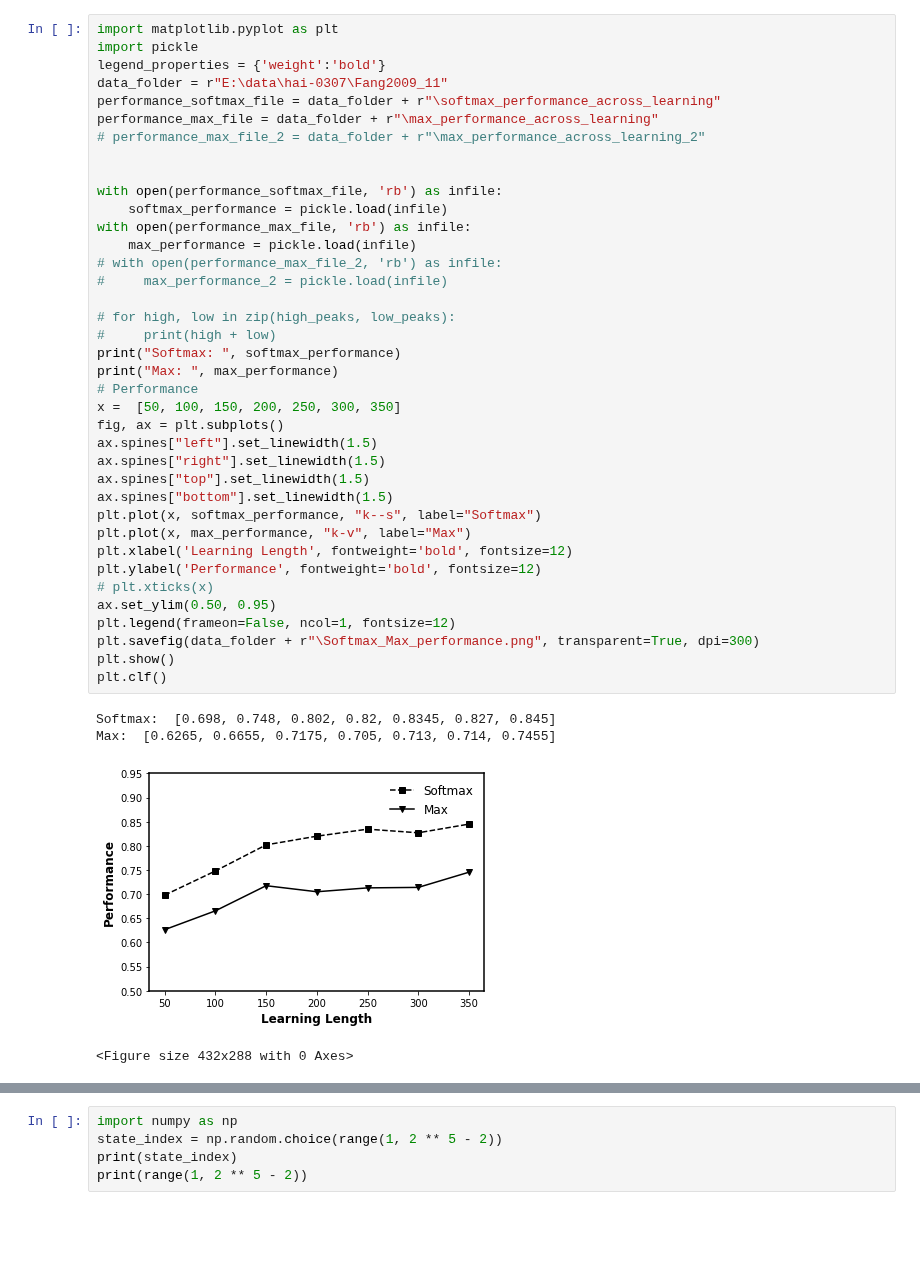
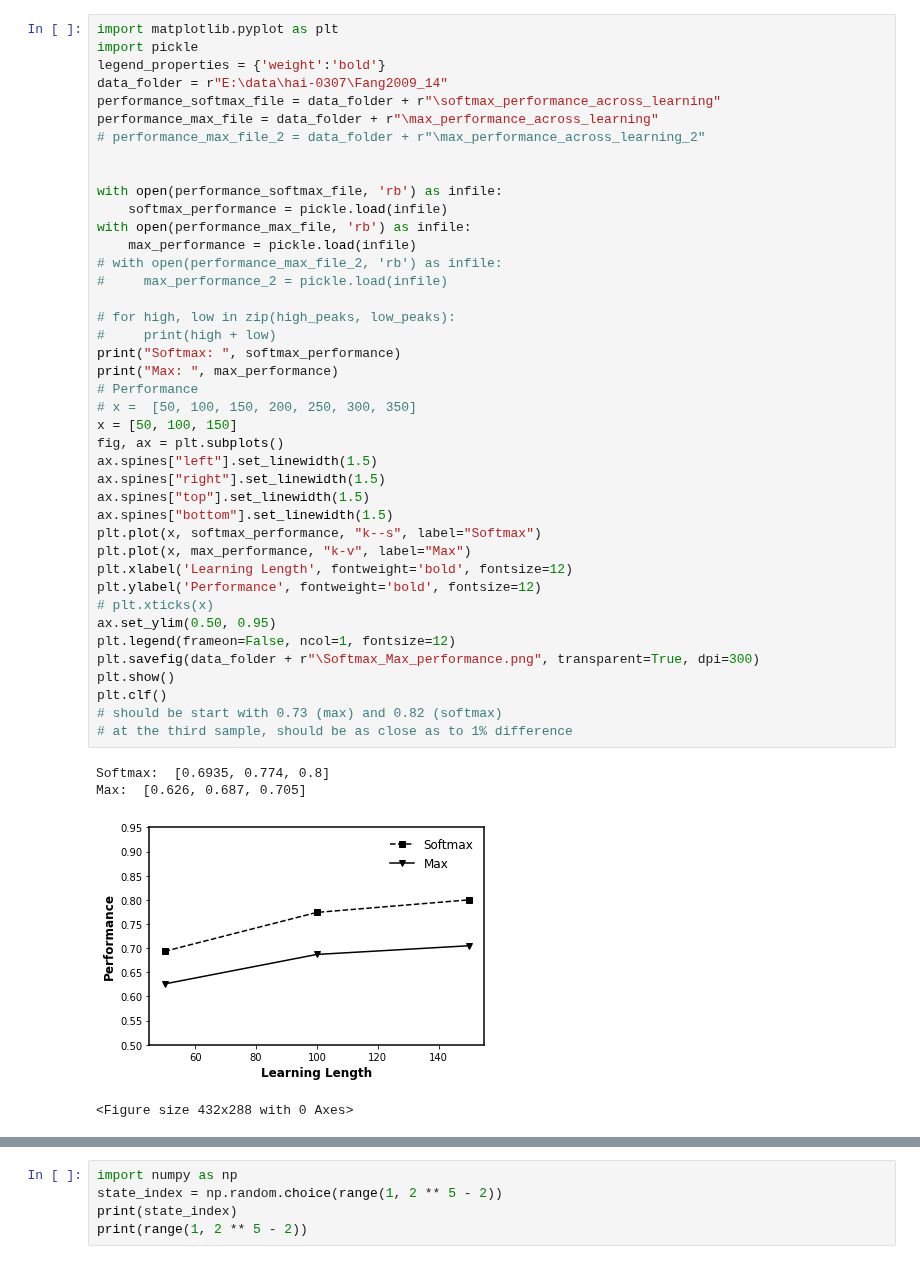
Before and after one commit to GrandJune/HAI, a Jupyter notebook: Fang2009/Results.ipynb, the cells around one changed output, grey strips where cells are left out. Drawn from its saved outputs; the diff is of its cells as text; blank space fills up the shorter version.

```diff
--- a/Fang2009/Results.ipynb
+++ b/Fang2009/Results.ipynb
@@ -2,43 +2,46 @@
 import matplotlib.pyplot as plt
 import pickle
 legend_properties = {'weight':'bold'}
-data_folder = r"E:\data\hai-0307\Fang2009_11"
+data_folder = r"E:\data\hai-0307\Fang2009_14"
 performance_softmax_file = data_folder + r"\softmax_performance_across_learning"
 performance_max_file = data_folder + r"\max_performance_across_learning"
 # performance_max_file_2 = data_folder + r"\max_performance_across_learning_2"
 
 
 with open(performance_softmax_file, 'rb') as infile:
     softmax_performance = pickle.load(infile)
 with open(performance_max_file, 'rb') as infile:
     max_performance = pickle.load(infile)
 # with open(performance_max_file_2, 'rb') as infile:
 #     max_performance_2 = pickle.load(infile)
 
 # for high, low in zip(high_peaks, low_peaks):
 #     print(high + low)
 print("Softmax: ", softmax_performance)
 print("Max: ", max_performance)
 # Performance
-x =  [50, 100, 150, 200, 250, 300, 350]
+# x =  [50, 100, 150, 200, 250, 300, 350]
+x = [50, 100, 150]
 fig, ax = plt.subplots()
 ax.spines["left"].set_linewidth(1.5)
 ax.spines["right"].set_linewidth(1.5)
 ax.spines["top"].set_linewidth(1.5)
 ax.spines["bottom"].set_linewidth(1.5)
 plt.plot(x, softmax_performance, "k--s", label="Softmax")
 plt.plot(x, max_performance, "k-v", label="Max")
 plt.xlabel('Learning Length', fontweight='bold', fontsize=12)
 plt.ylabel('Performance', fontweight='bold', fontsize=12)
 # plt.xticks(x)
 ax.set_ylim(0.50, 0.95)
 plt.legend(frameon=False, ncol=1, fontsize=12)
 plt.savefig(data_folder + r"\Softmax_Max_performance.png", transparent=True, dpi=300)
 plt.show()
 plt.clf()
+# should be start with 0.73 (max) and 0.82 (softmax)
+# at the third sample, should be as close as to 1% difference
 # %% [output]
-Softmax:  [0.698, 0.748, 0.802, 0.82, 0.8345, 0.827, 0.845]
-Max:  [0.6265, 0.6655, 0.7175, 0.705, 0.713, 0.714, 0.7455]
+Softmax:  [0.6935, 0.774, 0.8]
+Max:  [0.626, 0.687, 0.705]
-[figure, old version]
+[figure, new version]
 <Figure size 432x288 with 0 Axes>
 # %%
```
Also changed, not shown: parts of 3 cells of this notebook, 5 other files.
